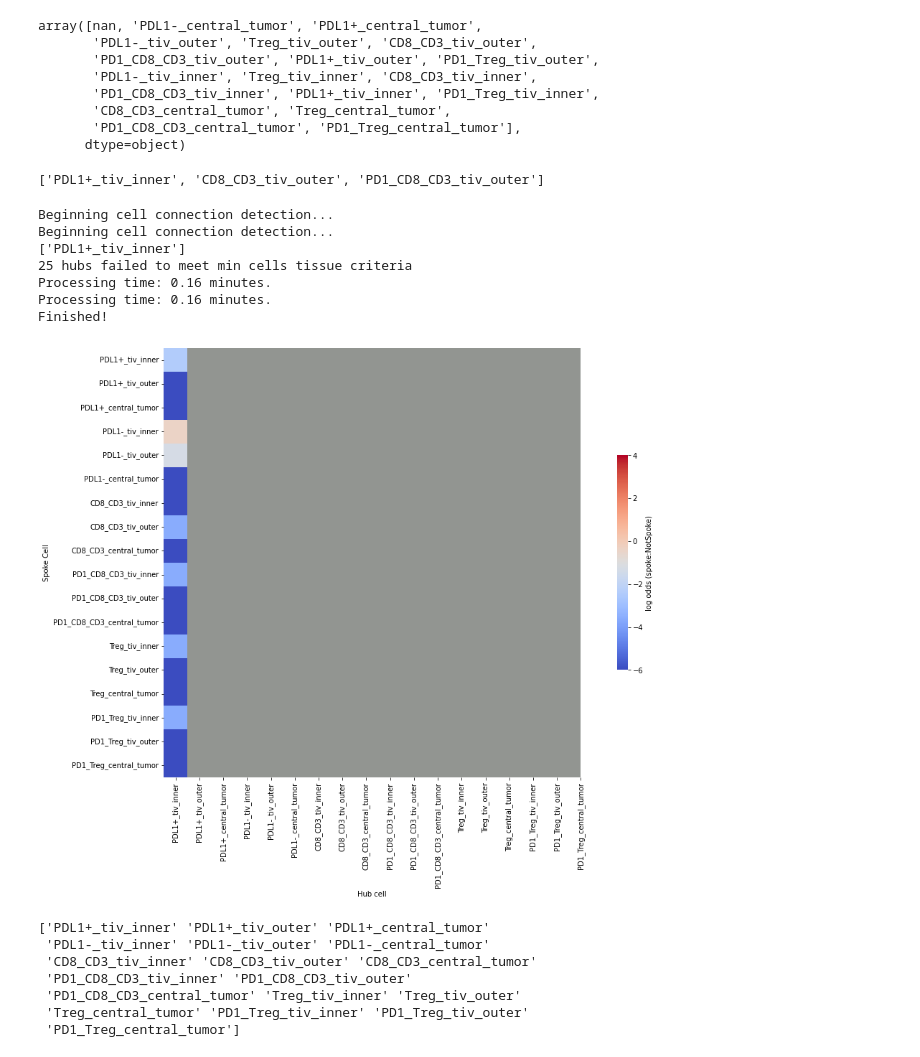
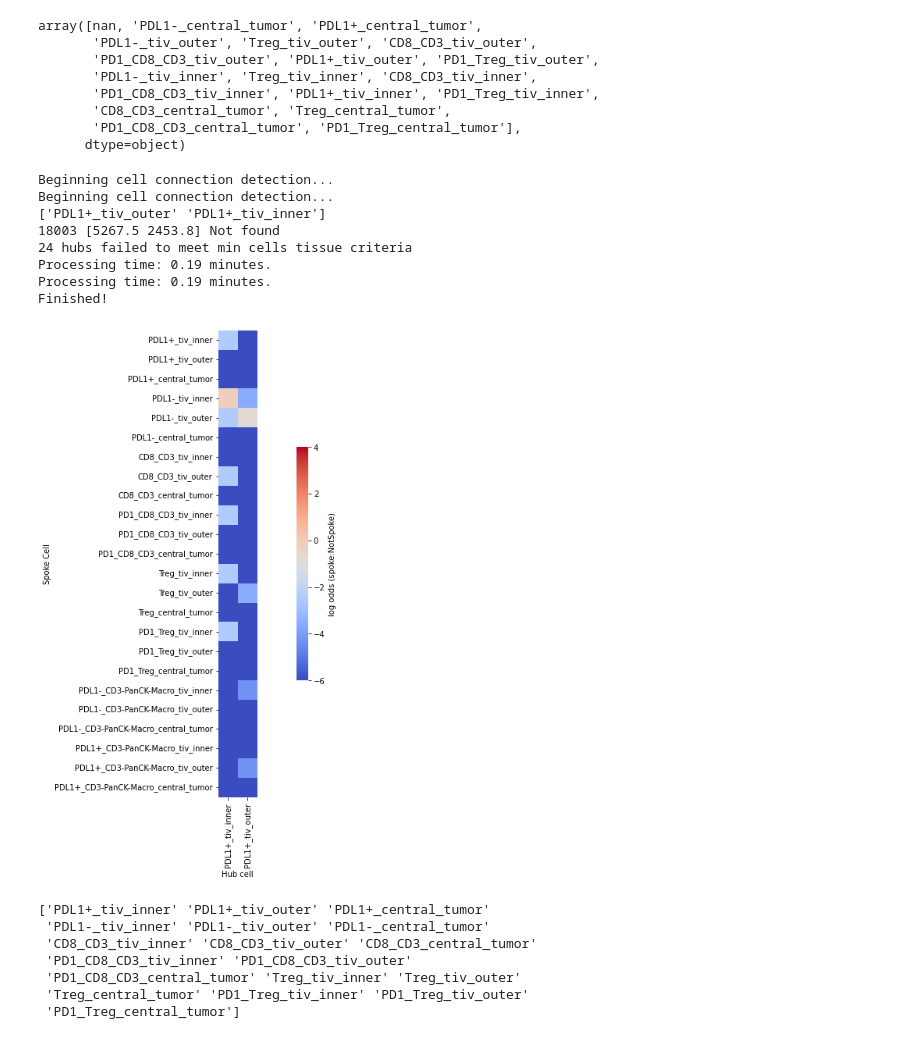
Before and after one commit to KidElectric/inform_vectra_tools, a Jupyter notebook: delaunay_tools/03_qupath_delaunay.ipynb, the cells around one changed output. Cells and saved outputs as stored; diff of their text form; code cells hidden in the pictures.

```diff
--- a/delaunay/03_qupath_delaunay.ipynb
+++ b/delaunay_tools/03_qupath_delaunay.ipynb
@@ -207,17 +196,7 @@ df = vecUtils.vectra_if_types_to_cell_types(df.copy(),
                                  add_cell_types_as_columns = False,
                                  output_cell_type_col = 'cell_type',
                                 )
-df = vecUtils.vectra_if_types_to_cell_types(df.copy(),
-                                 multi_label_dict= multi_label_types,
-                                 col_dict={'tissue_col': 'Parent',
-                                            'cell_col': 'Class',
-                                            'cell_x_pos' : 'Centroid X µm',
-                                            'cell_y_pos' : 'Centroid Y µm'},
-                                 verbose = False,
-                                 type_adds_tissue = True,
-                                 exclusive = False,
-                                 add_cell_types_as_columns = True,
-                                )
+
 print(df.columns)
 df.cell_type.unique()
 # %% [output]
@@ -449,23 +429,6 @@ array([nan, 'PDL1-_central_tumor', 'PDL1+_central_tumor',
        'CD8_CD3_central_tumor', 'Treg_central_tumor',
        'PD1_CD8_CD3_central_tumor', 'PD1_Treg_central_tumor'],
       dtype=object)
-# %%
-#The order matters!
-multi_label_types = {#PDL1
-                    'PDL1+_tiv_inner': {'PD-L1': True,
-                                        'tissue':'Inner margin'},
-
-                     # T-Cell definitions
-                    'CD8_CD3_tiv_outer': {'CD3':True, 'CD8': True,
-                                           'tissue':'Outer margin'},
-
-                    'PD1_CD8_CD3_tiv_outer': {'CD3':True, 'CD8': True, 'PD-1': True,
-                                               'tissue':'Outer margin'},
-                    }
-# %%
-use_cells
-# %% [output]
-['PDL1+_tiv_inner', 'CD8_CD3_tiv_outer', 'PD1_CD8_CD3_tiv_outer']
 # %%
 cell_names = [x for x in multi_label_types.keys()]
 keep_cx = []
@@ -482,7 +445,8 @@ idx = ~df.loc[:,col_dict['cell_col']].isna()
 subset=df.loc[idx,:].reset_index()
 max_dist = 35
 scale = 1
-hub_cells = ['PDL1+_tiv_inner']
+hub_cells = ['PDL1+_tiv_inner',
+            'PDL1+_tiv_outer']
 print('Beginning cell connection detection...')
 
 # if evaluating tumor margin, require minimum number of stromal cells of any kind
@@ -507,42 +471,44 @@ ax = fig.add_subplot(1,1,i)
 col_idx = pd.Series(cell_names).isin(hub_cells)
 ax = delPlots.connection_heatmap(delcx,
                                  cell_names,
+                                  hub_cells = hub_cells,
                                  ax = ax
                                 )
 # ax.set_title(lab)
 
 if i > 1:
     ylabel=''
 else:
     ylabel = 'Spoke Cell'
 ax.set_ylabel(ylabel)
 # new_fn =jobid + '_' \
 #         +  fn.parts[-1].split(']_')[0] \
 #         + ']_delaunay_cx_%s' % lab
 
 # print('Saving %s' % new_fn )
 
 # #Save full connectivity:
 # out_fn = output.joinpath(new_fn + '.csv')
 # connections.to_csv(out_fn)
 
 # # #Save stack out log-odds connectivity matrices
 # # out_fn = output.joinpath(new_fn + '.npy')
 # # np.save(out_fn, arr=delcx, allow_pickle=False)
 
 # i = i + 1
 stop = time.time()
 print('Processing time: %2.2f minutes.' % ((stop-start)/60))
 print('Finished!')
 # %% [output]
 Beginning cell connection detection...
 Beginning cell connection detection...
-['PDL1+_tiv_inner']
-25 hubs failed to meet min cells tissue criteria
-Processing time: 0.16 minutes.
-Processing time: 0.16 minutes.
+['PDL1+_tiv_outer' 'PDL1+_tiv_inner']
+18003 [5267.5 2453.8] Not found
+24 hubs failed to meet min cells tissue criteria
+Processing time: 0.19 minutes.
+Processing time: 0.19 minutes.
 Finished!
-[figure, old version]
+[figure, new version]
 # %%
 x = np.array([x for x in multi_label_types.keys()])
 print(x)
```
Also changed, not shown: parts of 28 cells of this notebook, 12 other files.
